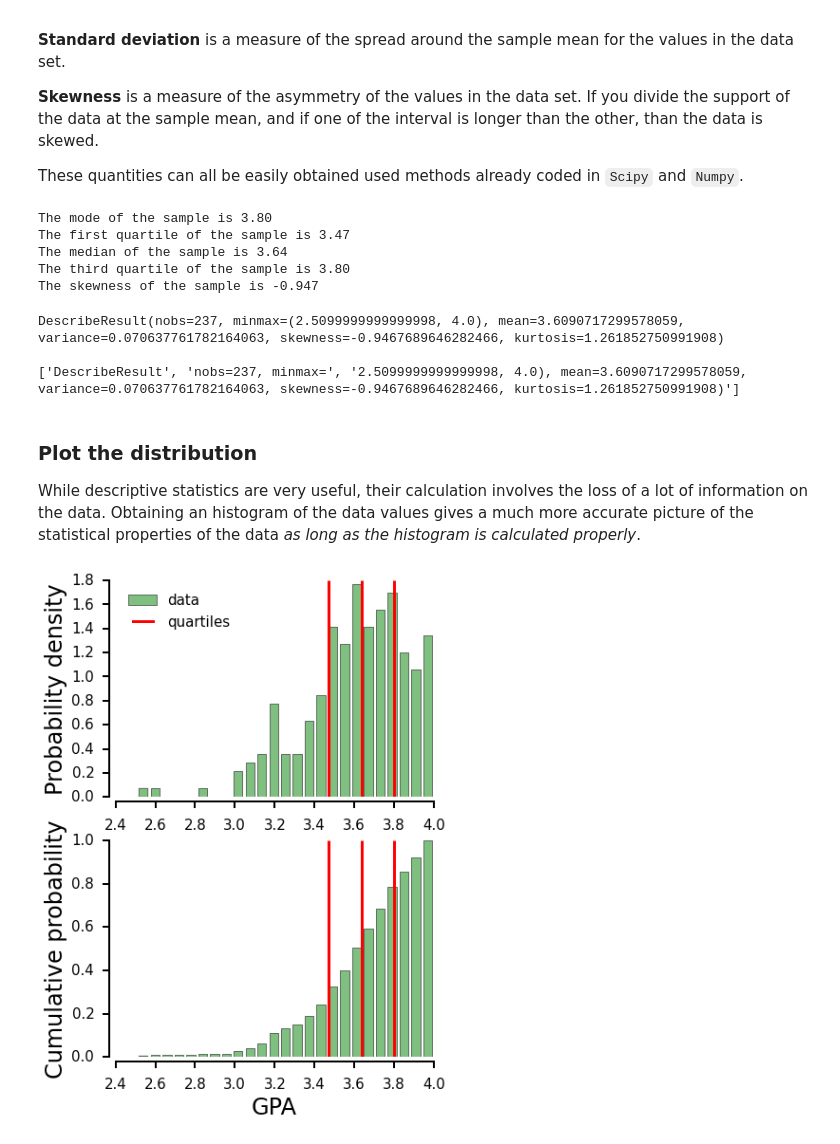
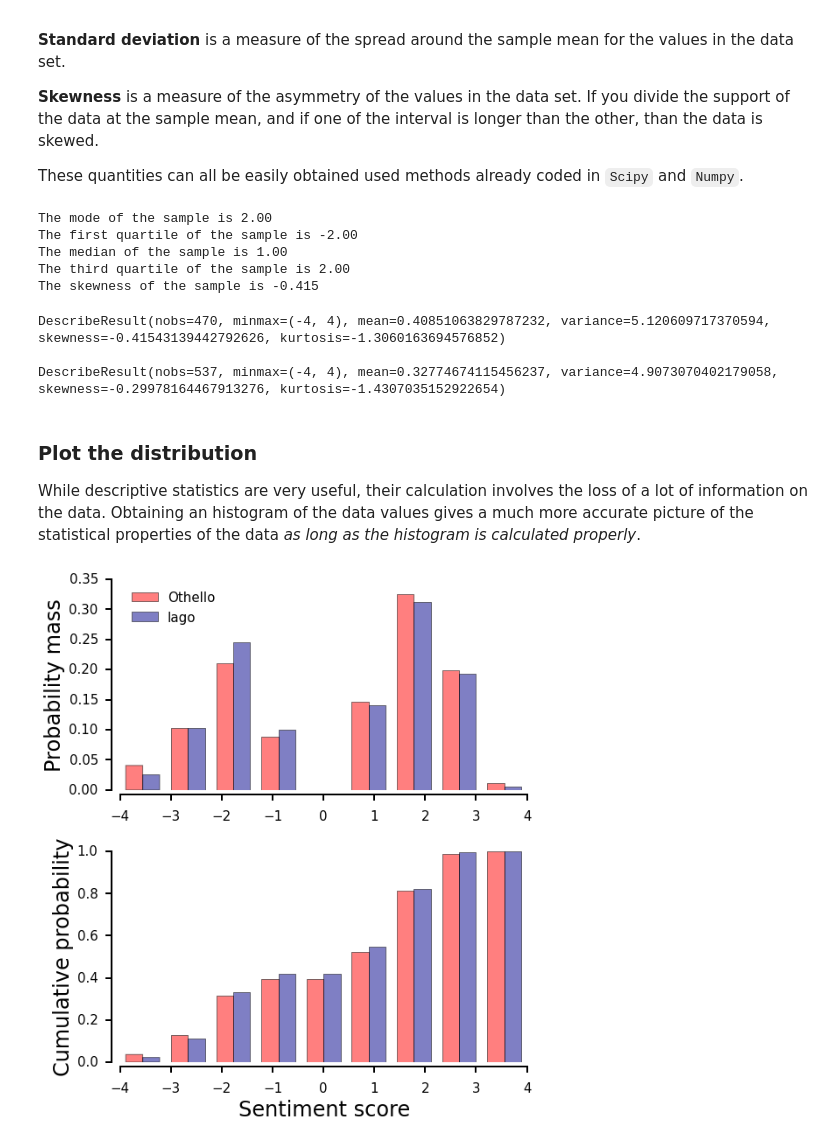
Before and after one commit to amarallab/Introduction-to-Python-Programming-and-Data-Science, a Jupyter notebook: Lessons/Day7_am1_Statistical_analysis_w_Python.ipynb, the cells around one changed output. Saved outputs shown, nothing was run; the diff lists cells and outputs as text; code cells hidden in the pictures.

```diff
--- a/Lessons/Day7_am1_Statistical_analysis_w_Python.ipynb
+++ b/Lessons/Day7_am1_Statistical_analysis_w_Python.ipynb
@@ -94,0 +52,14 @@ print(len(gpa), gpa[:3])
+# %%
+with open('../Data/iago.json', 'r') as file1:
+    iago_sentiment = json.load(file1)
+
+
+with open('../Data/othello.json', 'r') as file1:
+    othello_sentiment = json.load(file1)
+
+N_othello = len(othello_sentiment)
+N_iago = len(iago_sentiment)
+
+print("Othello's data has {0} data points. \nIago's data has {1} data points.\n".format(N_othello, N_iago) )
+
+print(iago_sentiment[:10])
@@ -120,71 +96,68 @@ These quantities can all be easily obtained used methods already coded in `Scipy
 #import scipy.stats as stat
 #import numpy as np
 
-mode = float(stat.mode(gpa)[0])
+mode = float(stat.mode(othello_sentiment)[0])
 print("The mode of the sample is {0:4.2f}".format(mode))
 
-first_quartile = stat.scoreatpercentile(gpa, 25)
+first_quartile = stat.scoreatpercentile(othello_sentiment, 25)
 print("The first quartile of the sample is {0:4.2f}".format(first_quartile))
 
-median = stat.scoreatpercentile(gpa, 50)
+median = stat.scoreatpercentile(othello_sentiment, 50)
 print("The median of the sample is {0:4.2f}".format(median))
 
-third_quartile = stat.scoreatpercentile(gpa, 75)
+third_quartile = stat.scoreatpercentile(othello_sentiment, 75)
 print("The third quartile of the sample is {0:4.2f}".format(third_quartile))
 
-skew = stat.skew(gpa)
+skew = stat.skew(othello_sentiment)
 print("The skewness of the sample is {0:5.3f}".format(skew))
 # %% [output]
-The mode of the sample is 3.80
-The first quartile of the sample is 3.47
-The median of the sample is 3.64
-The third quartile of the sample is 3.80
-The skewness of the sample is -0.947
+The mode of the sample is 2.00
+The first quartile of the sample is -2.00
+The median of the sample is 1.00
+The third quartile of the sample is 2.00
+The skewness of the sample is -0.415
 # %%
-results = stat.describe(gpa)
-
+results = stat.describe(othello_sentiment)
 print(results)
 
 print()
-print(str(results).split('('))
+
+results = stat.describe(iago_sentiment)
+print(results)
 
 # Let's prettify these results so that they are easier to read by humans
 # You code here!
 # %% [output]
-DescribeResult(nobs=237, minmax=(2.5099999999999998, 4.0), mean=3.6090717299578059, variance=0.070637761782164063, skewness=-0.9467689646282466, kurtosis=1.261852750991908)
+DescribeResult(nobs=470, minmax=(-4, 4), mean=0.40851063829787232, variance=5.120609717370594, skewness=-0.41543139442792626, kurtosis=-1.3060163694576852)
 
-['DescribeResult', 'nobs=237, minmax=', '2.5099999999999998, 4.0), mean=3.6090717299578059, variance=0.070637761782164063, skewness=-0.9467689646282466, kurtosis=1.261852750991908)']
+DescribeResult(nobs=537, minmax=(-4, 4), mean=0.32774674115456237, variance=4.9073070402179058, skewness=-0.29978164467913276, kurtosis=-1.4307035152922654)
 # %% [markdown]
 ### Plot the distribution
 
 While descriptive statistics are very useful, their calculation involves the loss of a lot of information on the data.  Obtaining an histogram of the data values gives a much more accurate picture of the statistical properties of the data *as long as the histogram is calculated properly*.
 # %%
-fig = plt.figure( figsize = (6, 9) )
-sub1 = fig.add_subplot(2,1,1)
+fig = plt.figure( figsize = (8, 9) )
 my_font_size = 15
 
-half_frame(sub1, "", "Probability density", font_size = my_font_size)
+sub1 = fig.add_subplot(2,1,1)
+sub2 = fig.add_subplot(2,1,2)
+
+half_frame(sub1, "", "Probability mass", font_size = my_font_size)
+half_frame(sub2, "Sentiment score", "Cumulative probability", font_size = my_font_size)
 
 # Calculate and plot histogram
 #
-sub1.hist(gpa, 25, normed = 1, rwidth = 0.75, color = "g", alpha = 0.5, histtype = "bar",
-          label = "data", cumulative = False)
+sub1.hist([othello_sentiment, iago_sentiment], 9, normed = 1, color = ['r', 'darkblue'], rwidth = 0.75, alpha = 0.5,
+          histtype = "bar", label = ['Othello', 'Iago'], cumulative = False)
 
-sub1.vlines([first_quartile, median, third_quartile], ymin = 0, ymax = 1.8, lw = 3, color = "red",
-            label = "quartiles")
+sub2.hist([othello_sentiment, iago_sentiment], 9, normed = 1, color = ['r', 'darkblue'], rwidth = 0.75, alpha = 0.5,
+          histtype = "bar", label = ['Othello', 'Iago'], cumulative = True)
 
 # Format legend
 sub1.legend(loc = "best", frameon = False, markerscale = 1.8, fontsize = my_font_size)
 
-# Plot cumulative probability
-#
-sub2 = fig.add_subplot(2,1,2)
-half_frame(sub2, "GPA", "Cumulative probability", font_size = my_font_size)
-sub2.hist(gpa, 25, normed = 1, rwidth = 0.75, color = "g", alpha = 0.5, histtype = "bar",
-          label = "data", cumulative = True)
-sub2.vlines([first_quartile, median, third_quartile], ymin = 0, ymax = 1., lw = 3, color = "red",
-            label = "quartiles")
+plt.tight_layout()
 
 plt.show()
 # %% [output]
-[figure, old version]
+[figure, new version]
```
Also changed, not shown: parts of 31 cells of this notebook, 1 other file.
